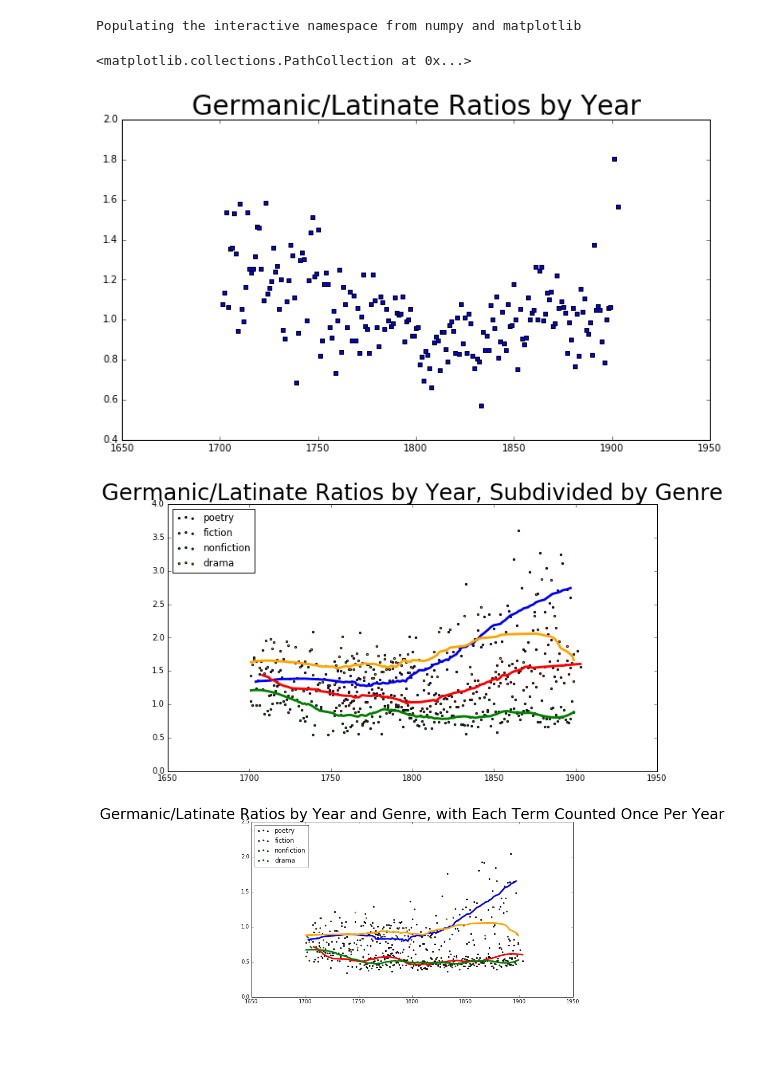
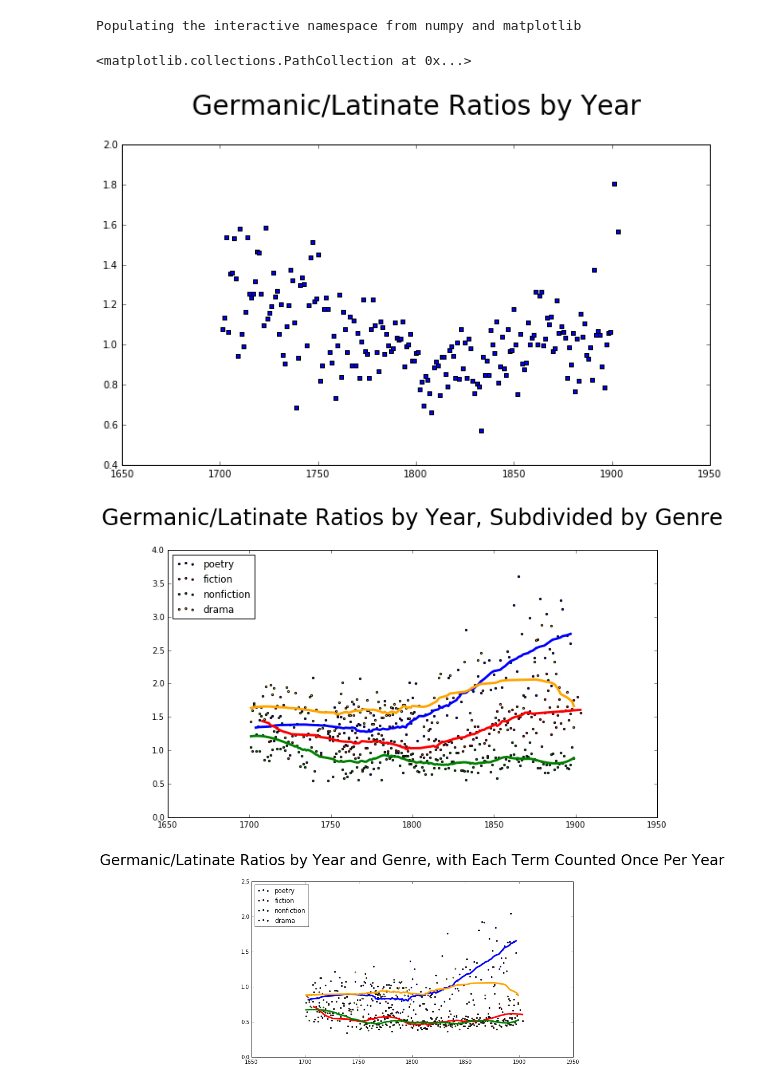
Before and after one commit to mjlavin80/horror_genre, a Jupyter notebook: Dictionary.com Results.ipynb, the cells around one changed output. Drawn from its saved outputs; the diff is of its cells as text; code cells hidden in the pictures; blank space fills up the shorter version.

```diff
--- a/Dictionary.com Results.ipynb
+++ b/Dictionary.com Results.ipynb
@@ -24,11 +24,11 @@ drama = c.execute("""SELECT gl_ratio_no_set, year FROM results
 # %%
 y = [i[0] for i in rows]
 x = [i[1] for i in rows]
-plt.title("Germanic/Latinate Ratios by Year", fontsize=28)
+plt.title("Germanic/Latinate Ratios by Year", fontsize=28,  y=1.08)
 plt.scatter(x,y, c='b', marker="s",)
 # %% [output]
 <matplotlib.collections.PathCollection at 0x...>
-[figure, old version]
+[figure, new version]
 # %%
 y_1 = [i[0] for i in poetry]
 x_1 = [i[1] for i in poetry]
@@ -49,7 +49,7 @@ ax1.scatter(x_1, y_1, s=5, c='b', marker="o", label='poetry')
 ax1.scatter(x_2,y_2, s=5, c='r', marker="o", label='fiction')
 ax1.scatter(x_3,y_3, s=5, c='g', marker="o", label='nonfiction')
 ax1.scatter(x_4,y_4, s=5, c='orange', marker="o", label='drama')
-plt.title("Germanic/Latinate Ratios by Year, Subdivided by Genre", fontsize=28)
+plt.title("Germanic/Latinate Ratios by Year, Subdivided by Genre", fontsize=28, y=1.08)
 plt.plot(x_1, y_1_sav, linewidth=3.0, c="b")
 plt.plot(x_2, y_2_sav, linewidth=3.0, c="r")
 plt.plot(x_3, y_3_sav, linewidth=3.0, c="g")
@@ -57,7 +57,7 @@ plt.plot(x_4, y_4_sav, linewidth=3.0, c="orange")
 plt.legend(loc='upper left');
 plt.show()
 # %% [output]
-[figure, old version]
+[figure, new version]
 # %%
 poetry = c.execute("""SELECT gl_ratio_set, year FROM results
     WHERE genre='poetry' and no_data=0 and too_short=0""").fetchall()
@@ -86,7 +86,7 @@ ax1.scatter(x_1, y_1, s=5, c='b', marker="o", label='poetry')
 ax1.scatter(x_2,y_2, s=5, c='r', marker="o", label='fiction')
 ax1.scatter(x_3,y_3, s=5, c='g', marker="o", label='nonfiction')
 ax1.scatter(x_4,y_4, s=5, c='orange', marker="o", label='drama')
-plt.title("Germanic/Latinate Ratios by Year and Genre, with Each Term Counted Once Per Year", fontsize=28)
+plt.title("Germanic/Latinate Ratios by Year and Genre, with Each Term Counted Once Per Year", fontsize=28, y=1.08)
 plt.plot(x_1, y_1_sav, linewidth=3.0, c="b")
 plt.plot(x_2, y_2_sav, linewidth=3.0, c="r")
 plt.plot(x_3, y_3_sav, linewidth=3.0, c="g")
@@ -94,7 +94,7 @@ plt.plot(x_4, y_4_sav, linewidth=3.0, c="orange")
 plt.legend(loc='upper left');
 plt.show()
 # %% [output]
-[figure, old version]
+[figure, new version]
 # %%
 poetry = c.execute("""SELECT tt_ratio, year FROM results
     WHERE genre='poetry' and no_data=0 and too_short=0""").fetchall()
```
Also changed, not shown: parts of 4 cells of this notebook, 8 other files.
